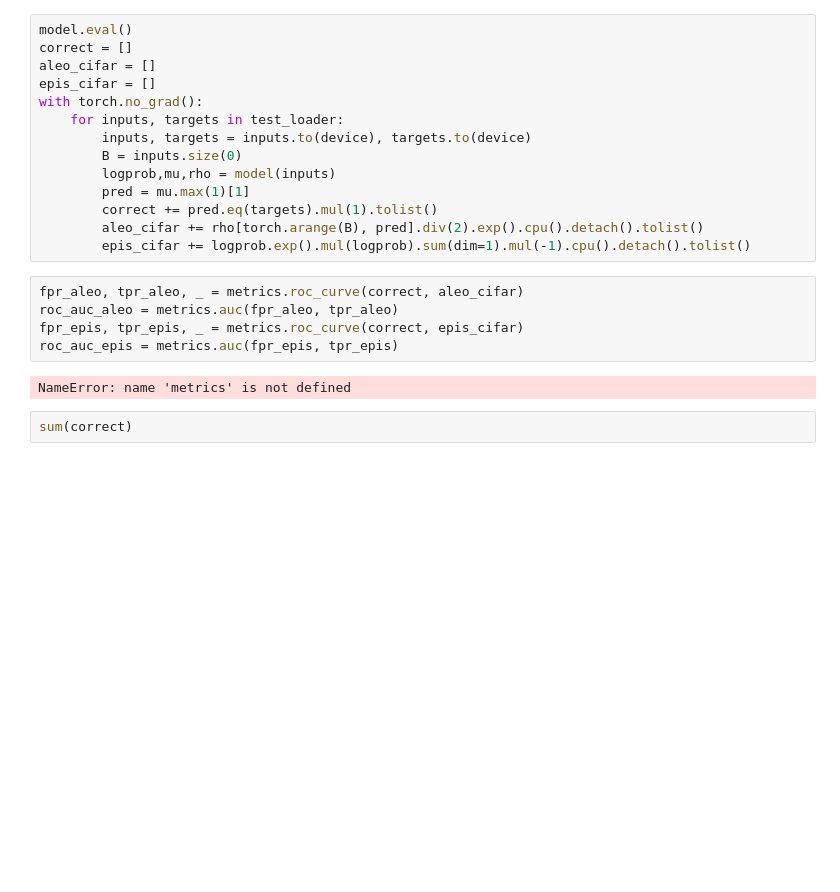
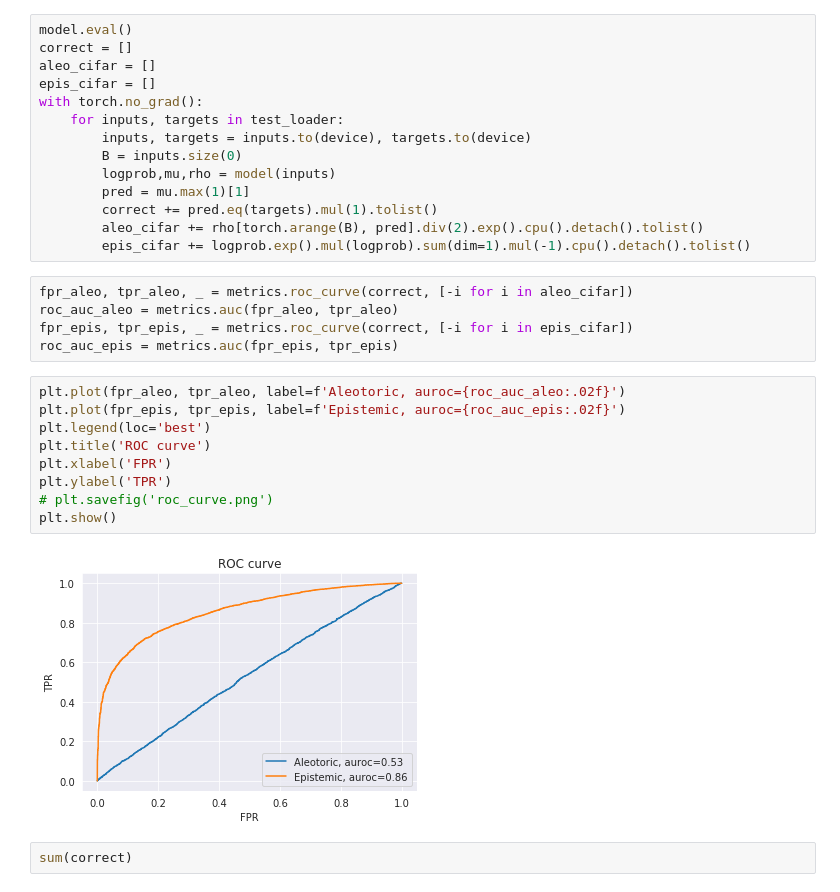
Before and after one commit to goldkim92/what-uncertainty, a Jupyter notebook: z_experiment.ipynb, the cells around one changed output. Saved outputs shown, nothing was run; the diff lists cells and outputs as text; blank space fills up the shorter version.

```diff
--- a/z_experiment.ipynb
+++ b/z_experiment.ipynb
@@ -154,12 +154,21 @@ with torch.no_grad():
         aleo_cifar += rho[torch.arange(B), pred].div(2).exp().cpu().detach().tolist()
         epis_cifar += logprob.exp().mul(logprob).sum(dim=1).mul(-1).cpu().detach().tolist()
 # %%
-fpr_aleo, tpr_aleo, _ = metrics.roc_curve(correct, aleo_cifar)
+fpr_aleo, tpr_aleo, _ = metrics.roc_curve(correct, [-i for i in aleo_cifar])
 roc_auc_aleo = metrics.auc(fpr_aleo, tpr_aleo)
-fpr_epis, tpr_epis, _ = metrics.roc_curve(correct, epis_cifar)
+fpr_epis, tpr_epis, _ = metrics.roc_curve(correct, [-i for i in epis_cifar])
 roc_auc_epis = metrics.auc(fpr_epis, tpr_epis)
-# %% [output]
-NameError: name 'metrics' is not defined
+# %%
+plt.plot(fpr_aleo, tpr_aleo, label=f'Aleotoric, auroc={roc_auc_aleo:.02f}')
+plt.plot(fpr_epis, tpr_epis, label=f'Epistemic, auroc={roc_auc_epis:.02f}')
+plt.legend(loc='best')
+plt.title('ROC curve')
+plt.xlabel('FPR')
+plt.ylabel('TPR')
+# plt.savefig('roc_curve.png')
+plt.show()
+# %% [output]
+[figure, added]
 # %%
 sum(correct)
 # %% [output]
```
Also changed, not shown: 1 other file.
